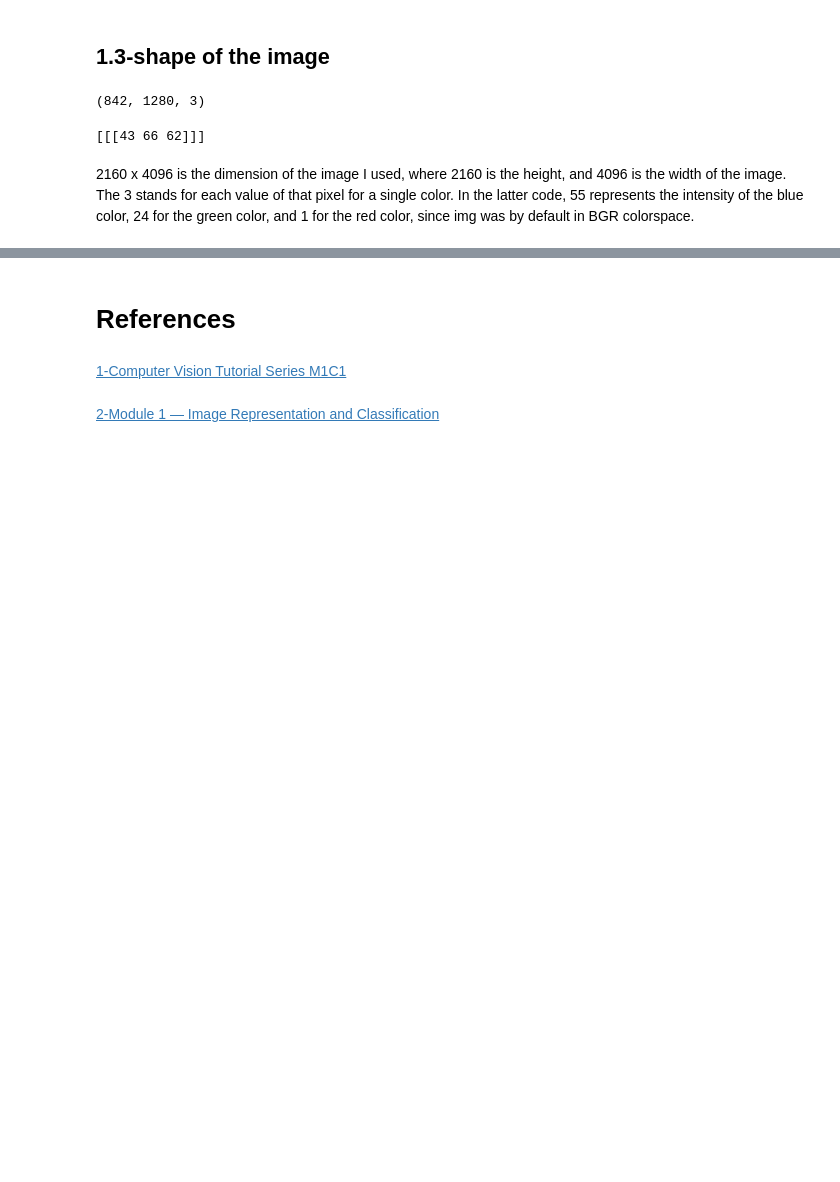
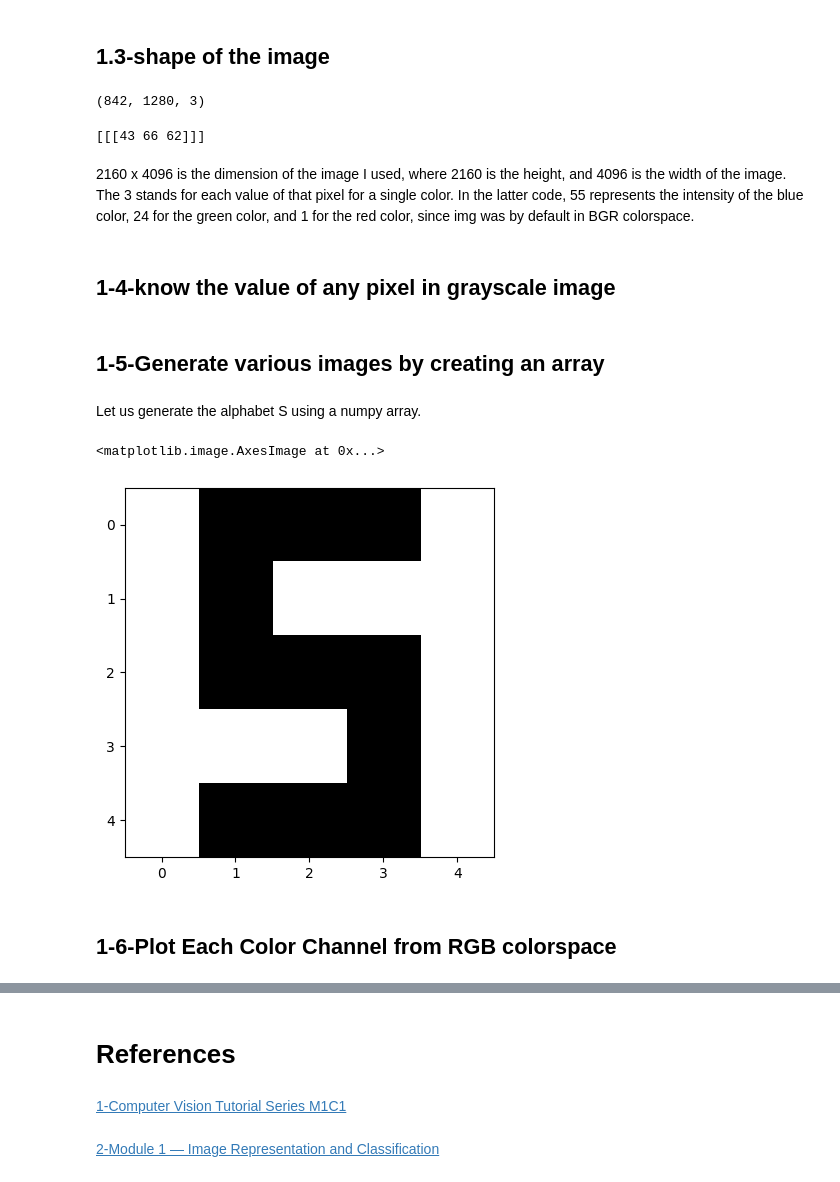
Before and after one commit to dr-mushtaq/Computer-Vision, a Jupyter notebook: Introduction_to_Computer_Vision.ipynb, the cells around one changed output, grey strips where cells are left out. Saved outputs shown, nothing was run; the diff lists cells and outputs as text; code cells hidden in the pictures; blank space fills up the shorter version.

```diff
--- a/Introduction_to_Computer_Vision.ipynb
+++ b/Introduction_to_Computer_Vision.ipynb
@@ -47,3 +47,5 @@ print(img[:1,:1])
 [[[43 66 62]]]
 # %% [markdown]
 2160 x 4096 is the dimension of the image I used, where 2160 is the height, and 4096 is the width of the image. The 3 stands for each value of that pixel for a single color. In the latter code, 55 represents the intensity of the blue color, 24 for the green color, and 1 for the red color, since img was by default in BGR colorspace.
+# %% [markdown]
+## **1-4-know the value of any pixel in grayscale image**
@@ -49,0 +58,16 @@ print(img[:1,:1])
+# %% [markdown]
+## **1-5-Generate various images by creating an array**
+# %% [markdown]
+Let us generate the alphabet S using a numpy array.
+# %%
+Letter_S = np.array([[255, 0, 0, 0, 255],
+                      [255, 0, 255, 255, 255],
+                      [255, 0, 0, 0, 255],
+                      [255, 255, 255, 0, 255],
+                      [255, 0, 0, 0, 255]])
+plt.imshow(Letter_S,cmap='gray')
+# %% [output]
+<matplotlib.image.AxesImage at 0x...>
+[figure, added]
+# %% [markdown]
+## **1-6-Plot Each Color Channel from RGB colorspace**
```
Also changed, not shown: parts of 4 cells of this notebook.
